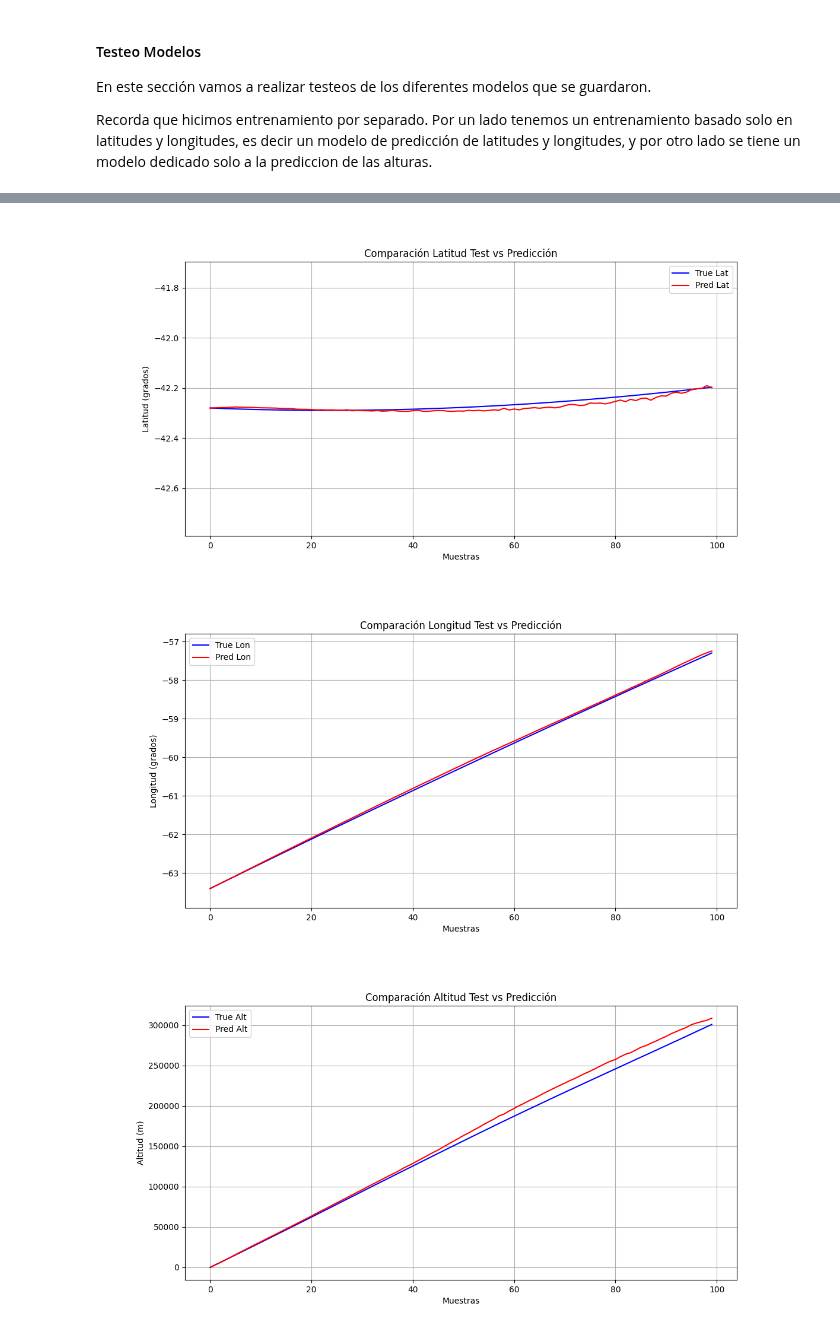
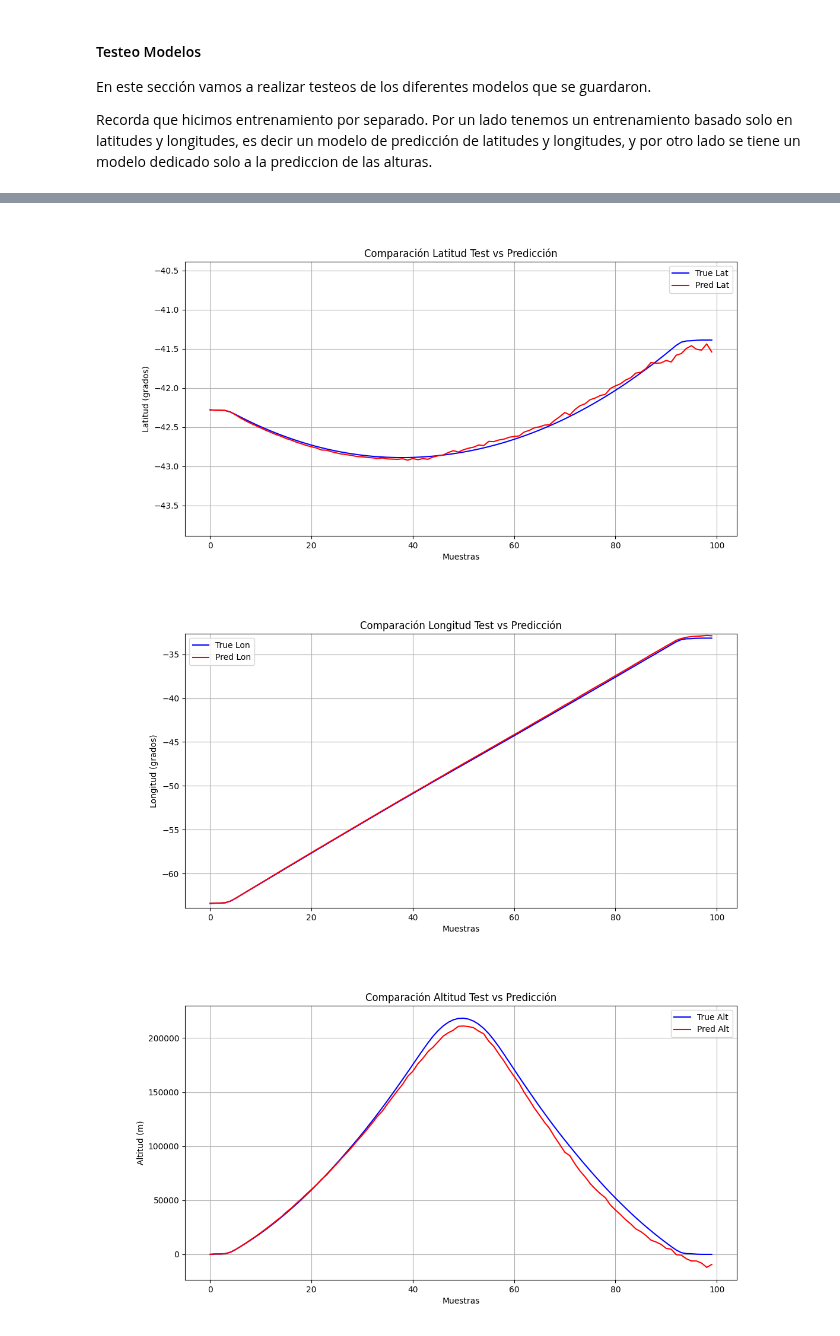
Before and after one commit to ValeFernando840/Ray-Tracing, a Jupyter notebook: 04-Testeo_Modelos.ipynb, the cells around one changed output, grey strips where cells are left out. Cells and saved outputs as stored; diff of their text form; code cells hidden in the pictures.

```diff
--- a/04-Testeo_Modelos.ipynb
+++ b/04-Testeo_Modelos.ipynb
@@ -44,21 +59,21 @@ with open('./modelos_entrenamiento/mod_x_y_R0/modelo1_x_y_con_scaler/scaler_y.pk
 # %%
 # Valores verdaderos
-idx = 0
+idx = 4
 R0 = 6.371E6
-
-
-y_true_x = (y_test.iloc[idx].to_numpy())[0:100]
+y_true_x = (y_test.iloc[idx].to_numpy())[0	:100]
 y_true_y = (y_test.iloc[idx].to_numpy())[100:200]
 y_true_z = (y_test.iloc[idx].to_numpy())[200:300]
 
-# Predicciones
-#Prediccion x y por separado
-# y_pred_scaled_x = autoencoder_x.predict(np.expand_dims(x_test.iloc[idx], axis = 0))
-# y_pred_scaled_y = autoencoder_y.predict(np.expand_dims(x_test.iloc[idx], axis = 0))
-# Predicción x_y juntos
-y_pred_scaled_x, y_pred_scaled_y = model_xy.predict(np.expand_dims(x_test.iloc[idx],axis = 0))
-#Predicción x y único modelo
-y_pred_scaled_z = autoencoder_z.predict(np.expand_dims(x_test.iloc[idx], axis = 0))
+# Predicción
+if case == 1:
+	y_pred_scaled_x = model_x.predict(np.expand_dims(x_test.iloc[idx], axis = 0))
+	y_pred_scaled_y = model_y.predict(np.expand_dims(x_test.iloc[idx], axis = 0))
+	y_pred_scaled_z = model_z.predict(np.expand_dims(x_test.iloc[idx], axis = 0))
+if case  == 2:
+	y_pred_scaled_x, y_pred_scaled_y = model_xy.predict(np.expand_dims(x_test.iloc[idx], axis = 0))
+	y_pred_scaled_z = model_z.predict(np.expand_dims(x_test.iloc[idx], axis = 0))
+if case == 3:
+	y_pred_scaled_x, y_pred_scaled_y, y_pred_scaled_z = model_xyz.predict(np.expand_dims(x_test.iloc[idx], axis = 0))
 
 y_pred_x = scaler_x.inverse_transform(y_pred_scaled_x).flatten() * R0
 y_pred_y = scaler_y.inverse_transform(y_pred_scaled_y).flatten() * R0
@@ -100,44 +116,42 @@ plt.show()
 # %%
 #Transformación de coordenadas cartesianas a esféricas y luego a geográficas tanto en test como en predicción.
 
-phi_true, theta_true, rho_true = gc.transform_cartesian_to_spherical(y_true_x, y_true_y, y_true_z)
-lat_true, lon_true, alt_true = gc.transform_spherical_to_geographic(phi_true, theta_true, rho_true)
-
-phi_pred, theta_pred, rho_pred = gc.transform_cartesian_to_spherical(y_pred_x, y_pred_y, y_pred_z)
-lat_pred, lon_pred, alt_pred = gc.transform_spherical_to_geographic(phi_pred, theta_pred, rho_pred)
+# phi_true, theta_true, rho_true = gc.transform_cartesian_to_spherical(y_true_x, y_true_y, y_true_z) Anteriormente
+lat_true, lon_true, alt_true = gc.transform_spherical_to_geographic(*gc.transform_cartesian_to_spherical(y_true_x, y_true_y, y_true_z))
+lat_pred, lon_pred, alt_pred = gc.transform_spherical_to_geographic(*gc.transform_cartesian_to_spherical(y_pred_x, y_pred_y, y_pred_z))
 # %%
 plt.figure(figsize = (12,6))
 plt.plot(lat_true, label = 'True Lat', color = 'blue')
 plt.plot(lat_pred, label = 'Pred Lat', color = 'red')
-plt.ylim(lat_true.min() - 0.5, lat_true.max() + 0.5)
+plt.ylim(lat_true.min() - 1, lat_true.max() + 1)
 plt.title('Comparación Latitud Test vs Predicción')
 plt.ylabel('Latitud (grados)')
 plt.xlabel('Muestras')
 plt.grid()
 plt.legend()
 plt.show()
 
 plt.figure(figsize= (12,6))
 plt.plot(lon_true, label = 'True Lon', color = 'blue')
 plt.plot(lon_pred, label = 'Pred Lon', color = 'red')
 plt.ylim(lon_true.min() - 0.5, lon_true.max() + 0.5)
 plt.title('Comparación Longitud Test vs Predicción')
 plt.ylabel('Longitud (grados)')
 plt.xlabel('Muestras')
 plt.grid()
 plt.legend()
 plt.show()
 
 plt.figure(figsize = (12,6))
 plt.plot(alt_true-R0, label = 'True Alt', color = 'blue')
 plt.plot(alt_pred-R0, label = 'Pred Alt', color = 'red')
 plt.title('Comparación Altitud Test vs Predicción')
 plt.ylabel('Altitud (m)')
 plt.xlabel('Muestras')
 plt.grid()
 plt.legend()
 plt.show()
 # %% [output]
-[figure, old version]
+[figure, new version]
-[figure, old version]
+[figure, new version]
-[figure, old version]
+[figure, new version]
```
Also changed, not shown: parts of 11 cells of this notebook, 4 other files.
